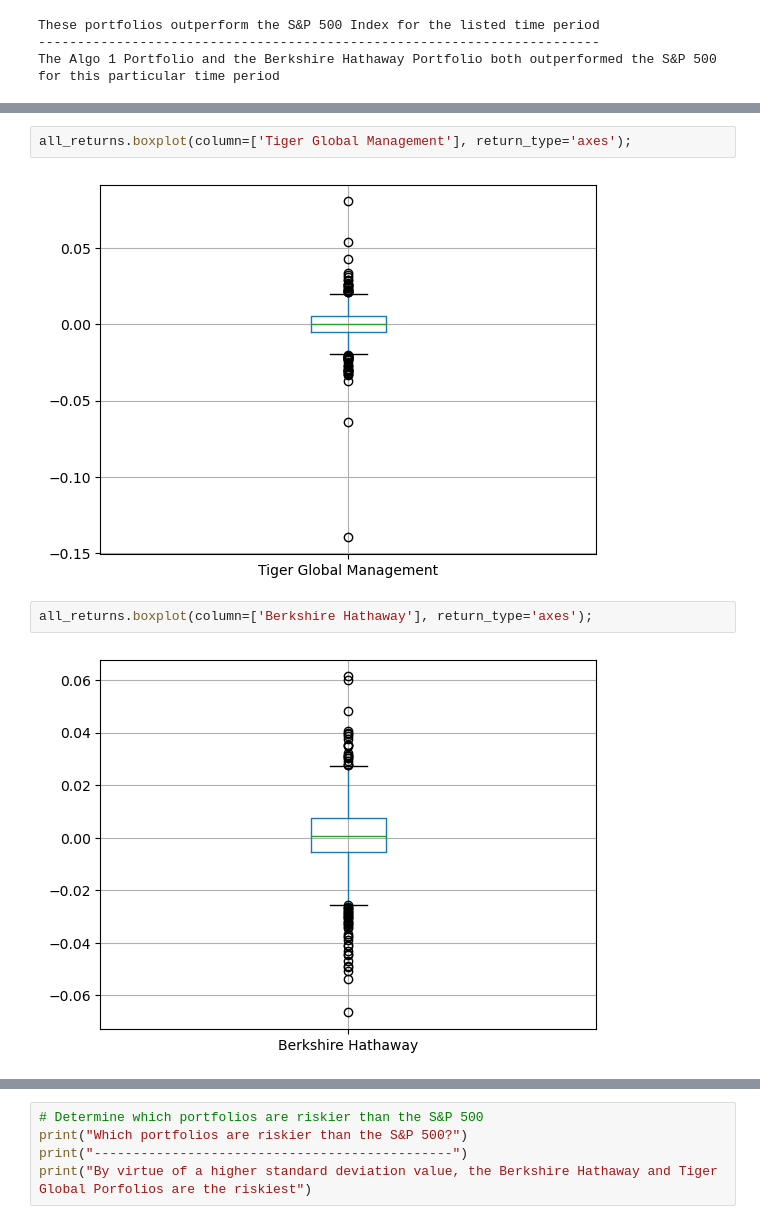
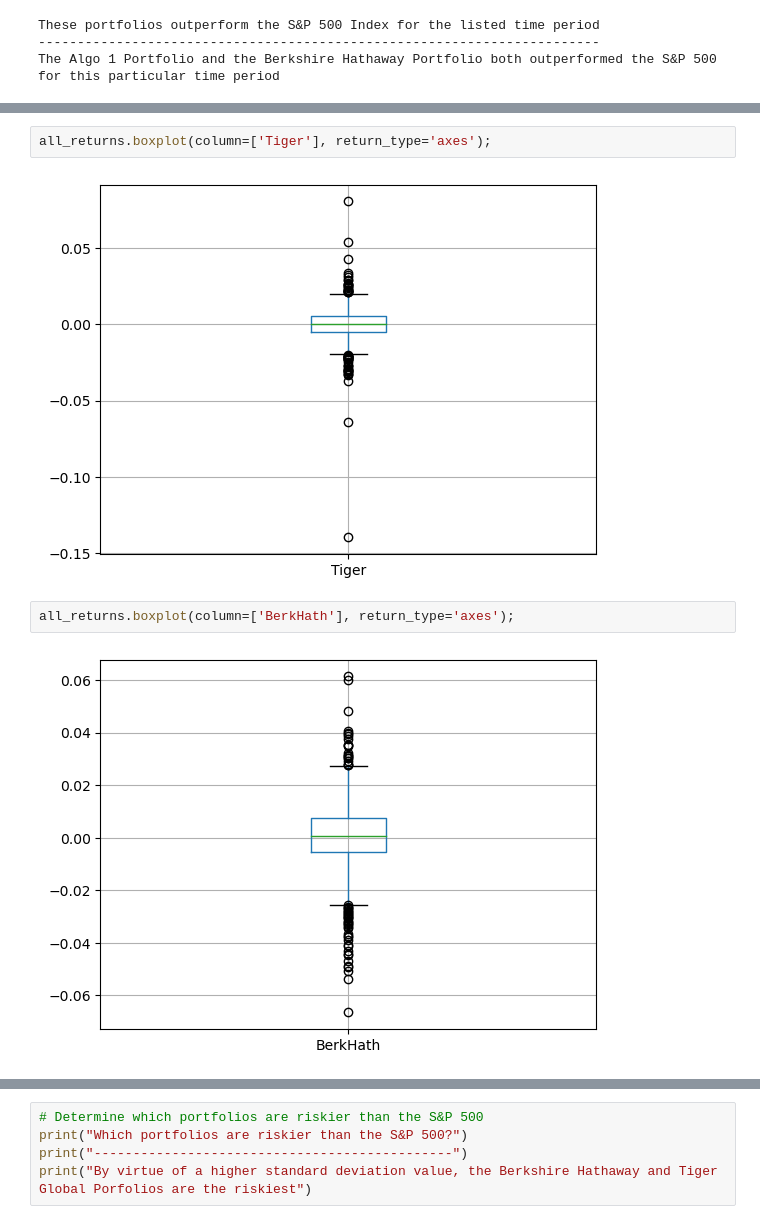
Before and after one commit to jfrazure/Whale-Analysis, a Jupyter notebook: ProjectWhaleAnalysis.ipynb, the cells around one changed output, grey strips where cells are left out. Drawn from its saved outputs; the diff is of its cells as text.

```diff
--- a/ProjectWhaleAnalysis.ipynb
+++ b/ProjectWhaleAnalysis.ipynb
@@ -131,9 +131,9 @@ all_returns.boxplot(column=['Paulson & Company'], return_type='axes');
 # %%
-all_returns.boxplot(column=['Tiger Global Management'], return_type='axes');
+all_returns.boxplot(column=['Tiger'], return_type='axes');
 # %% [output]
-[figure, old version]
+[figure, new version]
 # %%
-all_returns.boxplot(column=['Berkshire Hathaway'], return_type='axes');
+all_returns.boxplot(column=['BerkHath'], return_type='axes');
 # %% [output]
-[figure, old version]
+[figure, new version]
 # %%
```
Also changed, not shown: parts of 9 cells of this notebook.
